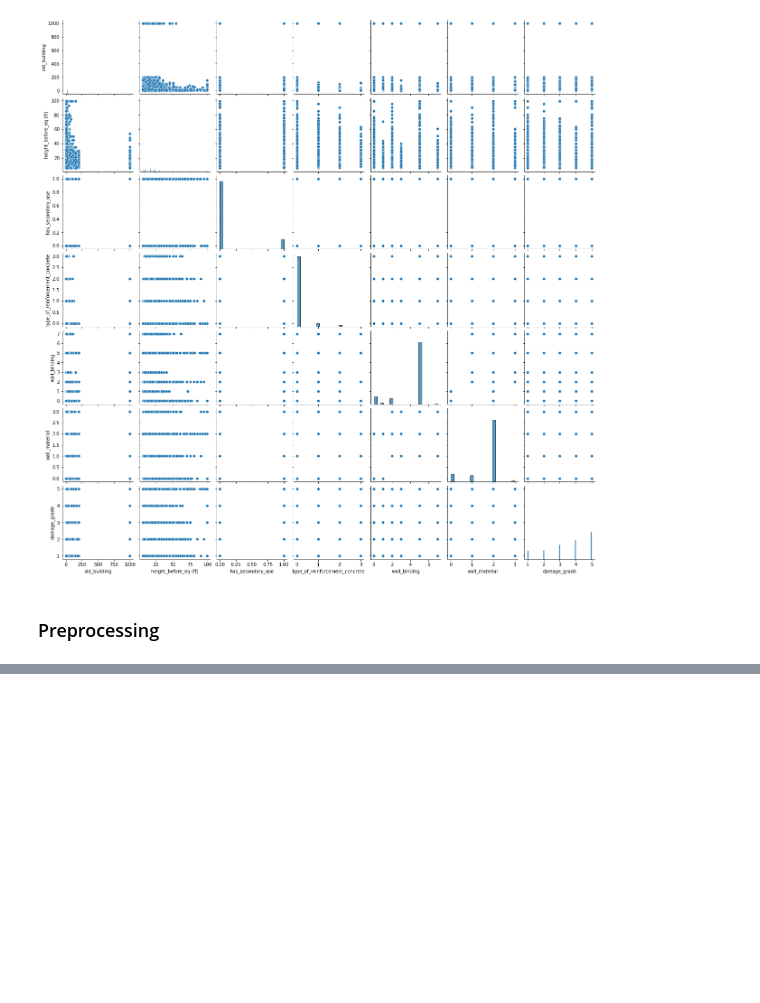
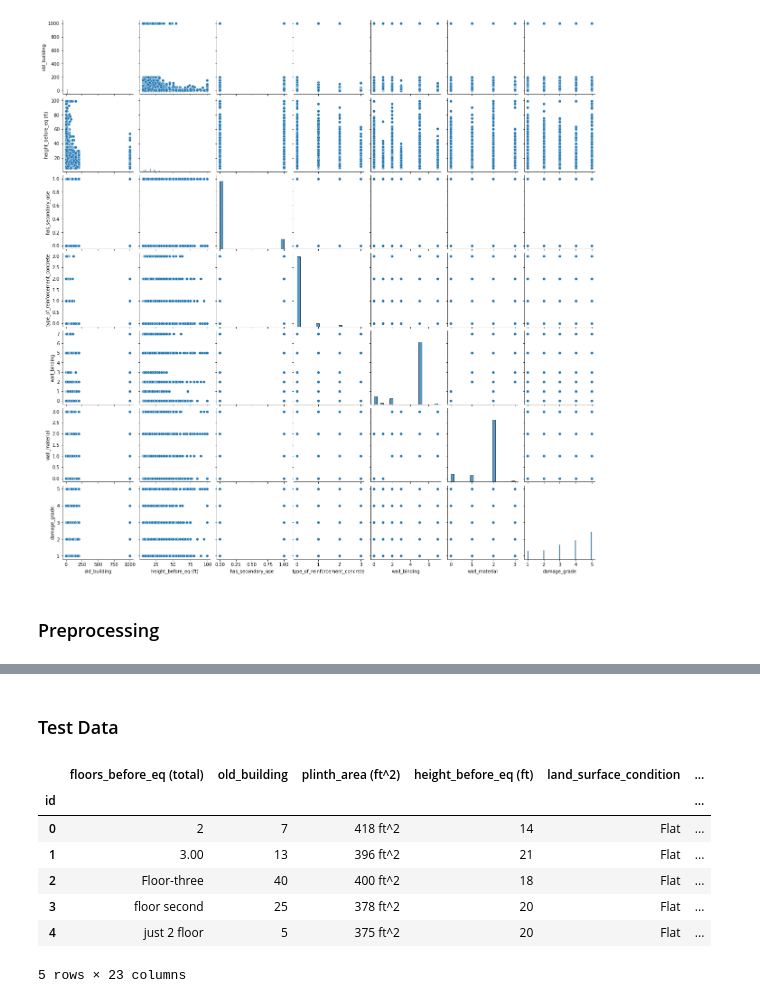
Before and after one commit to damahindra/Earthquake-Damage-Grade-Analysis-and-Prediction, a Jupyter notebook: Workspace-Rangga/ws-rang.ipynb, the cells around one changed output, grey strips where cells are left out. Drawn from its saved outputs; the diff is of its cells as text; code cells hidden in the pictures; blank space fills up the shorter version.

```diff
--- a/Workspace-Rangga/ws-rang.ipynb
+++ b/Workspace-Rangga/ws-rang.ipynb
@@ -143,0 +210,15 @@ array(['floor two', 'Floor 3', 'Two Floor', 'two', ' just 2 floor', nan,
+# %% [markdown]
+### Test Data
+# %%
+test_path = "..\\Datasets\\test.csv.zip"
+test = pd.read_csv(test_path,compression="zip", index_col='id')
+test.head()
+# %% [output]
+|  | floors_before_eq (total) | old_building | plinth_area (ft^2) | height_before_eq (ft) | land_surface_condition | ... |
+| id |  |  |  |  |  | ... |
+| 0 | 2 | 7 | 418 ft^2 | 14 | Flat | ... |
+| 1 | 3.00 | 13 | 396 ft^2 | 21 | Flat | ... |
+| 2 | Floor-three | 40 | 400 ft^2 | 18 | Flat | ... |
+| 3 | floor second | 25 | 378 ft^2 | 20 | Flat | ... |
+| 4 | just 2 floor | 5 | 375 ft^2 | 20 | Flat | ... |
+5 rows × 23 columns
```
Also changed, not shown: parts of 25 cells of this notebook, 1 other file.
